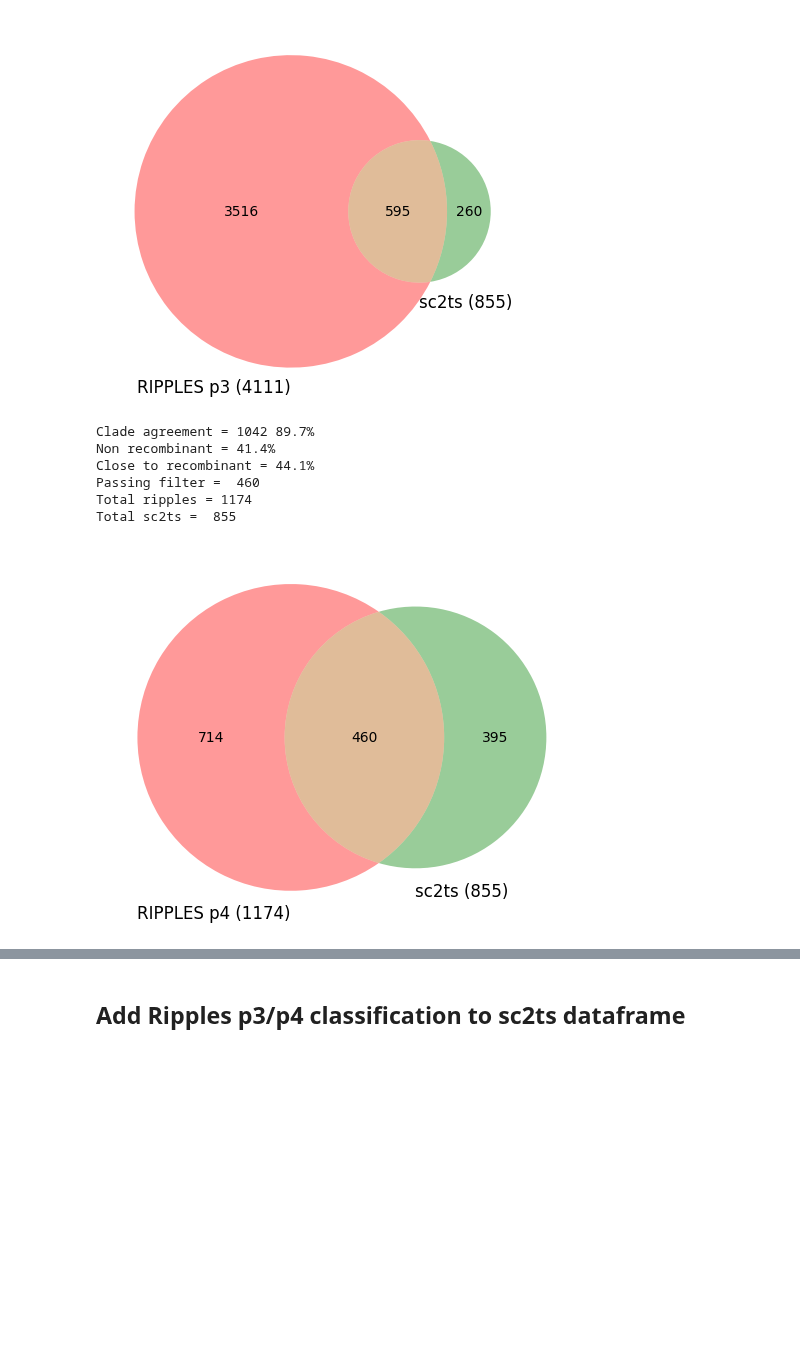
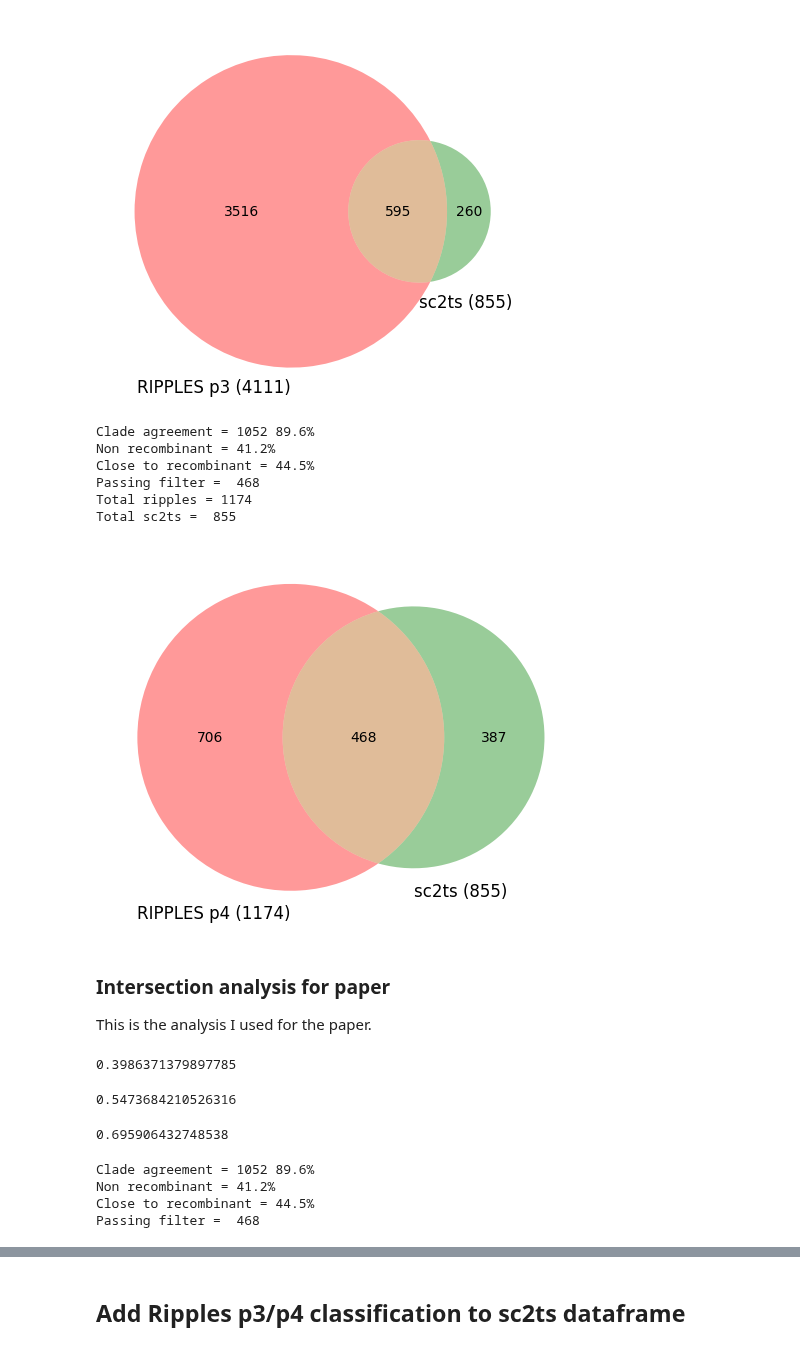
Before and after one commit to jeromekelleher/sc2ts-paper, a Jupyter notebook: notebooks/analysis_ripples.ipynb, the cells around one changed output, grey strips where cells are left out. Cells and saved outputs as stored; diff of their text form; code cells hidden in the pictures; blank space fills up the shorter version.

```diff
--- a/notebooks/analysis_ripples.ipynb
+++ b/notebooks/analysis_ripples.ipynb
@@ -52,13 +52,21 @@ def add_x_lineages(df):
                 print("Filtering de-novo sub XBBs", pango_counts)
                 continue
             x_lineage_involved[k] = True
+    # This is a slightly more precise version of the stored one as it filters out
+    # the messy bits above.
+    df["x_lineage_involved"] = x_lineage_involved
 
-    df["x_lineage_involved"] = x_lineage_involved
     return df
 
-dfp3 = pd.read_csv("../arg_postprocessing/sc2ts_viridian_v1.2_ripples_p3.csv")
-dfp4 = pd.read_csv("../arg_postprocessing/sc2ts_viridian_v1.2_ripples_p4.csv")
+def read_ripples(path):
+    df = pd.read_csv(path,
+                     parse_dates=["recombinant_date", "parent1_date", "parent2_date"],
+                     date_format="ISO8601")
+    df["max_parent_date"] = np.maximum(df["parent1_date"].values, df["parent2_date"].values)
+    df["min_parent_branch_length"] = (df["recombinant_date"] - df["max_parent_date"]).dt.days
+    return df.set_index("recombinant")
 
-dfp3 = add_x_lineages(dfp3).set_index("usher_node")
-dfp4 = add_x_lineages(dfp4).set_index("usher_node")
+
+dfp4 = read_ripples("../arg_postprocessing/sc2ts_viridian_v1.2_ripples_p4.csv")
+dfp3 = read_ripples("../arg_postprocessing/sc2ts_viridian_v1.2_ripples_p3.csv")
 # %% [output]
@@ -770,14 +770,37 @@ Total ripples = 4111
 Total sc2ts =  855
 [figure]
 # %%
-sc2ts_recombs_p4 = get_sc2ts_recombinants(dfp3[dfp3["in_p4"]])
+sc2ts_recombs_p4 = get_sc2ts_recombinants(dfp4) #dfp3[dfp3["in_p4"]])
 draw_venn(dfp4, "p4", sc2ts_recombs_p4)
 plt.savefig("../figures/ripples_p4_sc2ts_events.pdf")
 # %% [output]
-Clade agreement = 1042 89.7%
-Non recombinant = 41.4%
-Close to recombinant = 44.1%
-Passing filter =  460
+Clade agreement = 1052 89.6%
+Non recombinant = 41.2%
+Close to recombinant = 44.5%
+Passing filter =  468
 Total ripples = 1174
 Total sc2ts =  855
-[figure, old version]
+[figure, new version]
+# %% [markdown]
+### Intersection analysis for paper
+
+This is the analysis I used for the paper.
+# %%
+468 / 1174
+# %% [output]
+0.3986371379897785
+# %%
+468 / 855
+# %% [output]
+0.5473684210526316
+# %%
+595/855
+# %% [output]
+0.695906432748538
+# %%
+p4recombinants = get_sc2ts_recombinants(dfp4)
+# %% [output]
+Clade agreement = 1052 89.6%
+Non recombinant = 41.2%
+Close to recombinant = 44.5%
+Passing filter =  468
```
Also changed, not shown: parts of 47 cells of this notebook, 3 other files.
